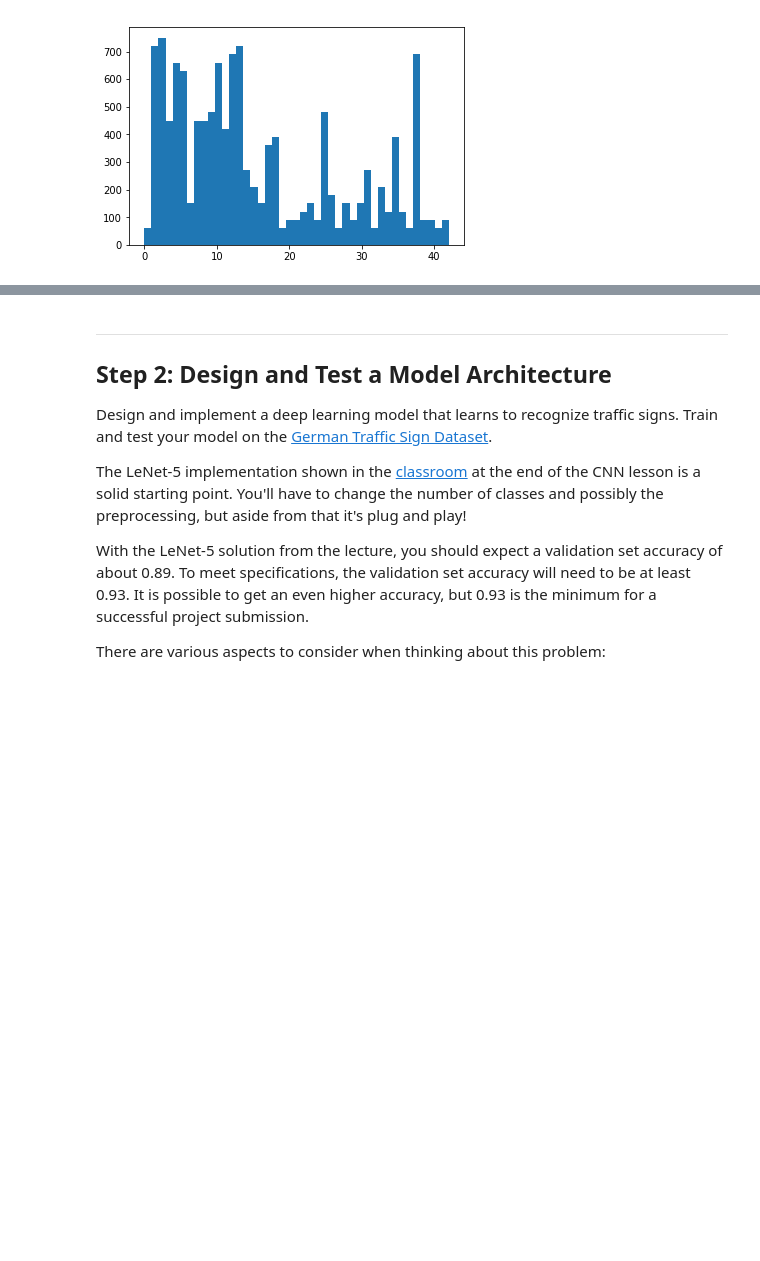
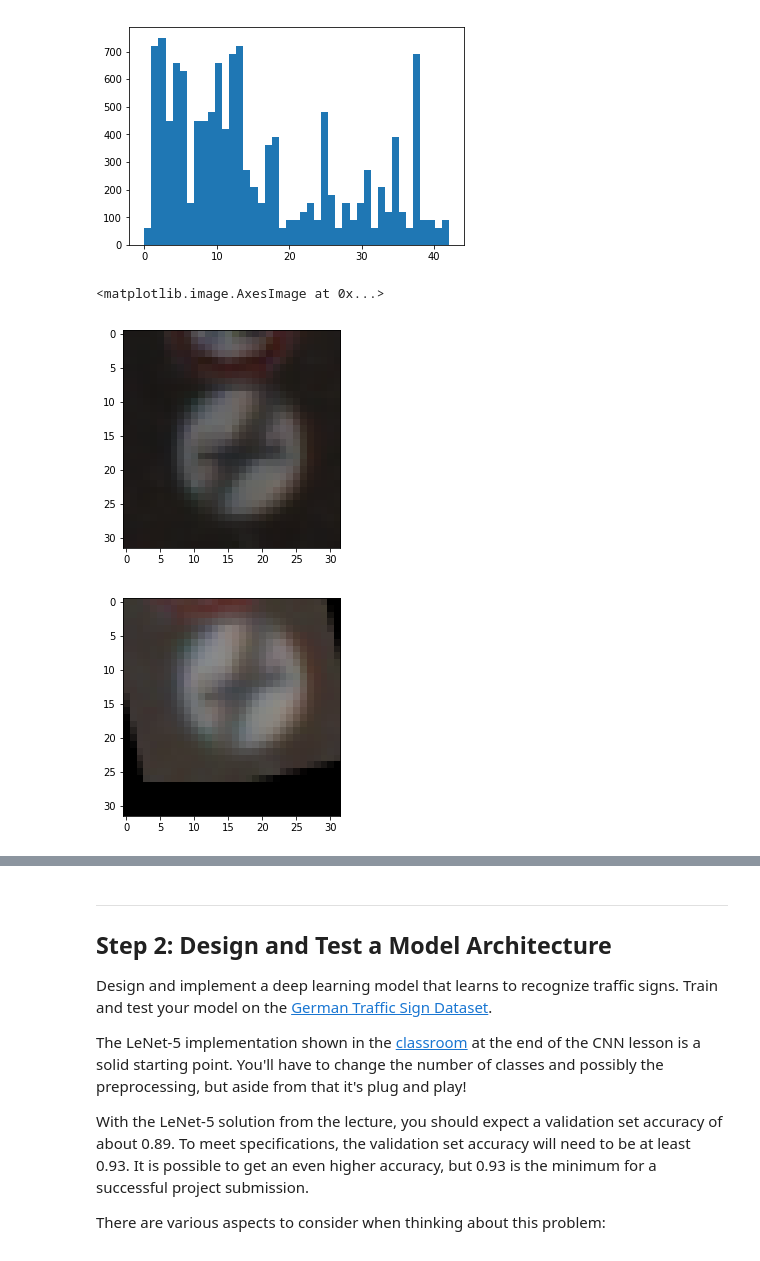
Before and after one commit to Quarke89/CarND-Traffic-Sign-Classifier-Project, a Jupyter notebook: Traffic_Sign_Classifier.ipynb, the cells around one changed output, grey strips where cells are left out. Saved outputs shown, nothing was run; the diff lists cells and outputs as text; code cells hidden in the pictures; blank space fills up the shorter version.

Commit message:
adding data augment

```diff
--- a/Traffic_Sign_Classifier.ipynb
+++ b/Traffic_Sign_Classifier.ipynb
@@ -146,3 +149,46 @@ plt.hist(y_test,43)
 [figure]
 [figure]
 [figure]
+# %%
+import cv2
+
+def random_rotate_image(image):
+    angle = np.random.randint(-15,15)
+    rot_mat = cv2.getRotationMatrix2D((image.shape[0]/2, image.shape[1]/2), angle, 1.0)
+    rot_img = cv2.warpAffine(image, rot_mat, (image.shape[0], image.shape[1]))
+    return rot_img
+
+def random_translate_image(image):
+    xx = np.random.randint(-5,5)
+    yy = np.random.randint(-5,5)
+    translate_mat = np.float32([[1,0,xx],[0,1,yy]])
+    translate_img = cv2.warpAffine(image, translate_mat, (image.shape[0], image.shape[1]))
+    return translate_img
+
+def random_brightness_image(image):
+    hsv = cv2.cvtColor(image, cv2.COLOR_BGR2HSV)
+    val = np.random.randint(0,80)
+    hsv[hsv[:,:,2] < 255-val ,2] += val
+    img_bright = cv2.cvtColor(hsv, cv2.COLOR_HSV2BGR)
+    return img_bright
+
+def random_data_augment(image):
+    image = random_brightness_image(image)
+    image = random_rotate_image(image)
+    image = random_translate_image(image)
+    return image
+
+
+test_image = X_train[0,:,:,:].squeeze()
+
+augment_img = random_data_augment(test_image)
+
+plt.figure()
+plt.imshow(test_image)
+
+plt.figure()
+plt.imshow(augment_img)
+# %% [output]
+<matplotlib.image.AxesImage at 0x...>
+[figure, added]
+[figure, added]
```
Also changed, not shown: parts of 14 cells of this notebook.
